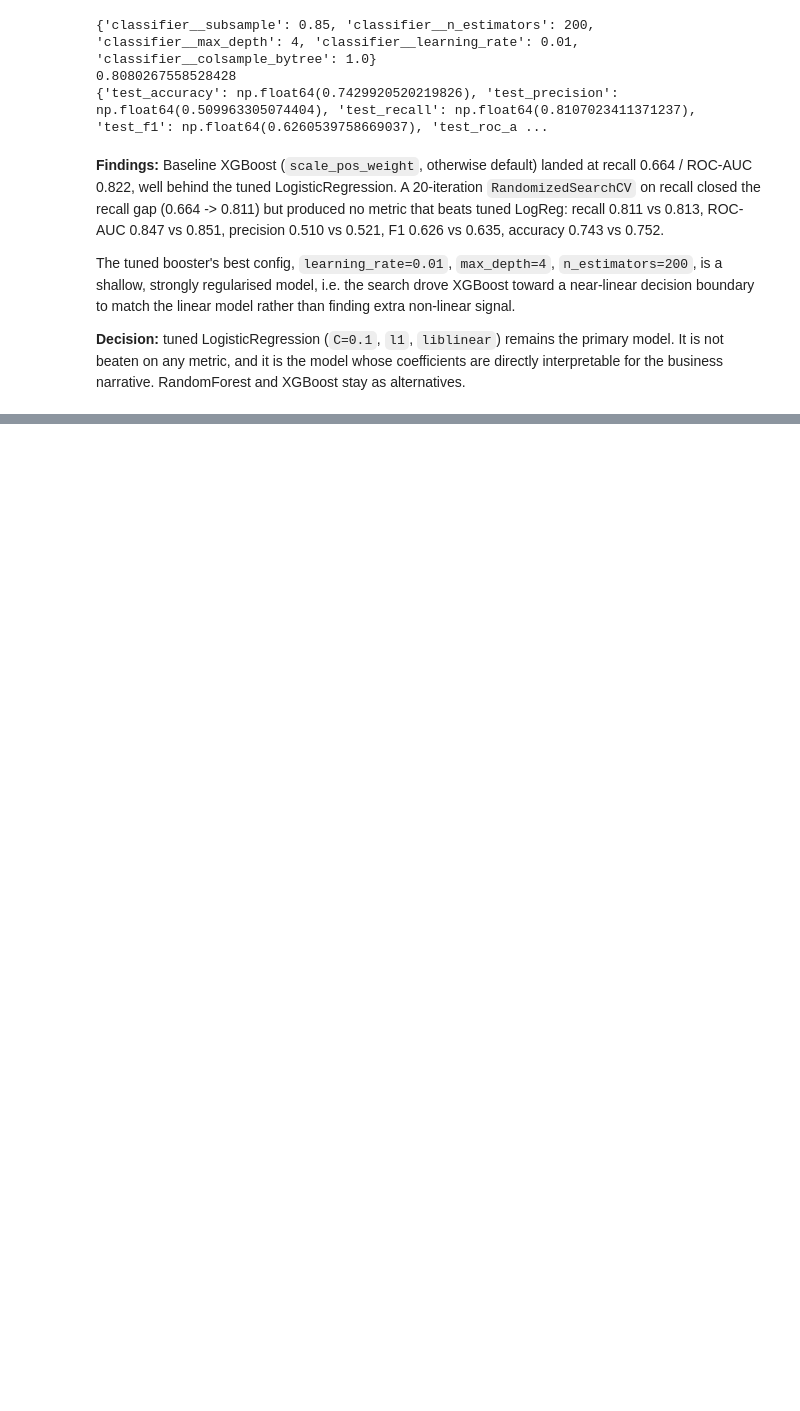
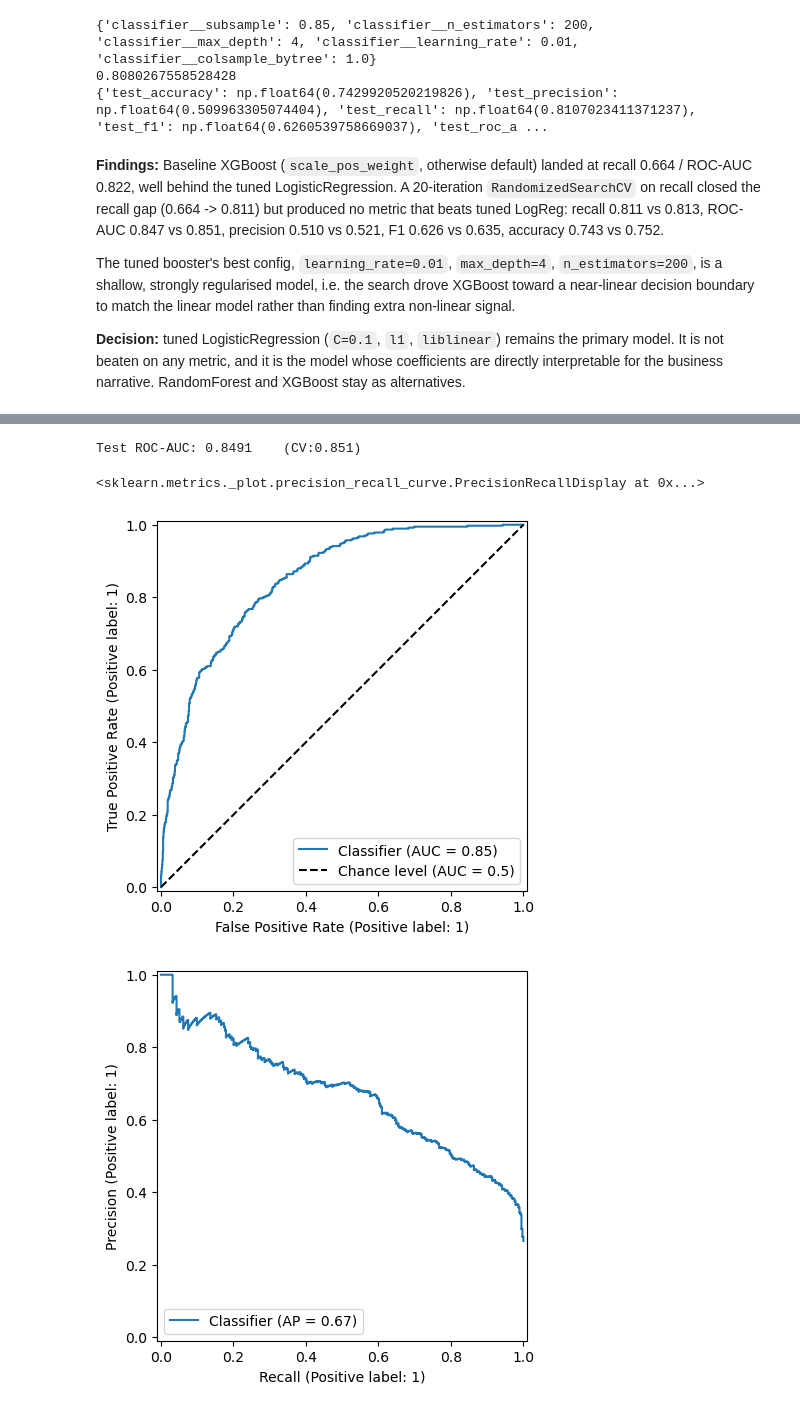
Before and after one commit to ashandx/telco-churn-classification, a Jupyter notebook: notebooks/modelling.ipynb, the cells around one changed output, grey strips where cells are left out. Drawn from its saved outputs; the diff is of its cells as text; code cells hidden in the pictures; blank space fills up the shorter version.

```diff
--- a/notebooks/modelling.ipynb
+++ b/notebooks/modelling.ipynb
@@ -266,0 +295,13 @@ as alternatives.
+# %%
+from sklearn.metrics import roc_auc_score, RocCurveDisplay, PrecisionRecallDisplay
+
+test_auc = roc_auc_score(y_test, y_proba)
+print(f"Test ROC-AUC: {test_auc:.4f}    (CV:0.851)")
+
+RocCurveDisplay.from_predictions(y_test, y_proba, plot_chance_level=True)
+PrecisionRecallDisplay.from_predictions(y_test, y_proba)
+# %% [output]
+Test ROC-AUC: 0.8491    (CV:0.851)
+<sklearn.metrics._plot.precision_recall_curve.PrecisionRecallDisplay at 0x...>
+[figure, added]
+[figure, added]
```
Also changed, not shown: parts of 8 cells of this notebook.
